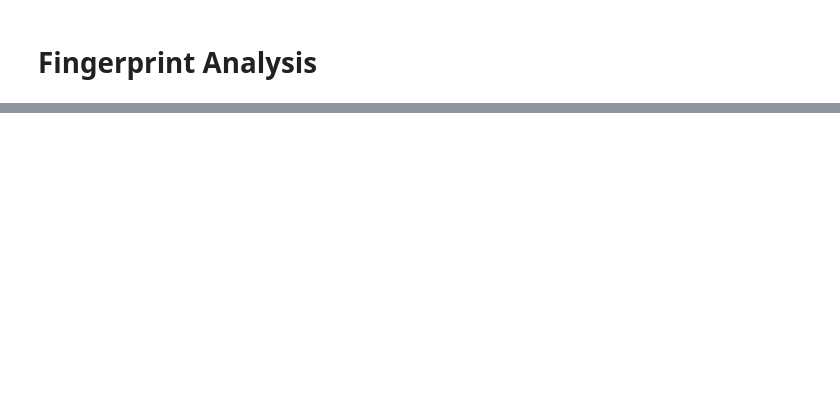
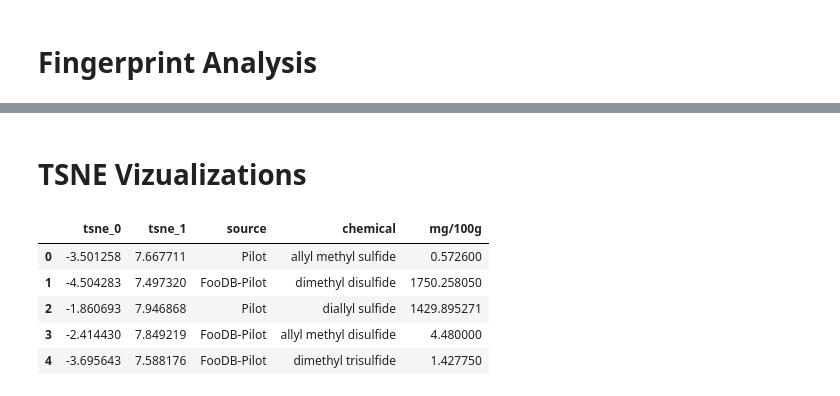
Before and after one commit to fhooton/FoodMine, a Jupyter notebook: Molecule_Embedding.ipynb, the cells around one changed output, grey strips where cells are left out. Drawn from its saved outputs; the diff is of its cells as text; code cells hidden in the pictures; blank space fills up the shorter version.

```diff
--- a/Molecule_Embedding.ipynb
+++ b/Molecule_Embedding.ipynb
@@ -113,0 +277,19 @@ chems = pd.read_pickle('misc_save/' + food + '_fingerprints.pkl')
+# %% [markdown]
+# TSNE Vizualizations
+# %%
+#viz_data.to_pickle(f'misc_save/tsne_{food}_vizdata.pkl')
+
+target_col = 'mg/100g'
+food = 'garlic'
+
+# Loads specific TSNE transformation used in paper plots
+viz_data = pd.read_pickle(f'misc_save/tsne_{food}_vizdata.pkl')
+viz_data = viz_data[['tsne_0', 'tsne_1', 'source', 'chemical', target_col]]
+viz_data.head()
+# %% [output]
+|  | tsne_0 | tsne_1 | source | chemical | mg/100g |
+| 0 | -3.501258 | 7.667711 | Pilot | allyl methyl sulfide | 0.572600 |
+| 1 | -4.504283 | 7.497320 | FooDB-Pilot | dimethyl disulfide | 1750.258050 |
+| 2 | -1.860693 | 7.946868 | Pilot | diallyl sulfide | 1429.895271 |
+| 3 | -2.414430 | 7.849219 | FooDB-Pilot | allyl methyl disulfide | 4.480000 |
+| 4 | -3.695643 | 7.588176 | FooDB-Pilot | dimethyl trisulfide | 1.427750 |
```
Also changed, not shown: parts of 19 cells of this notebook.
